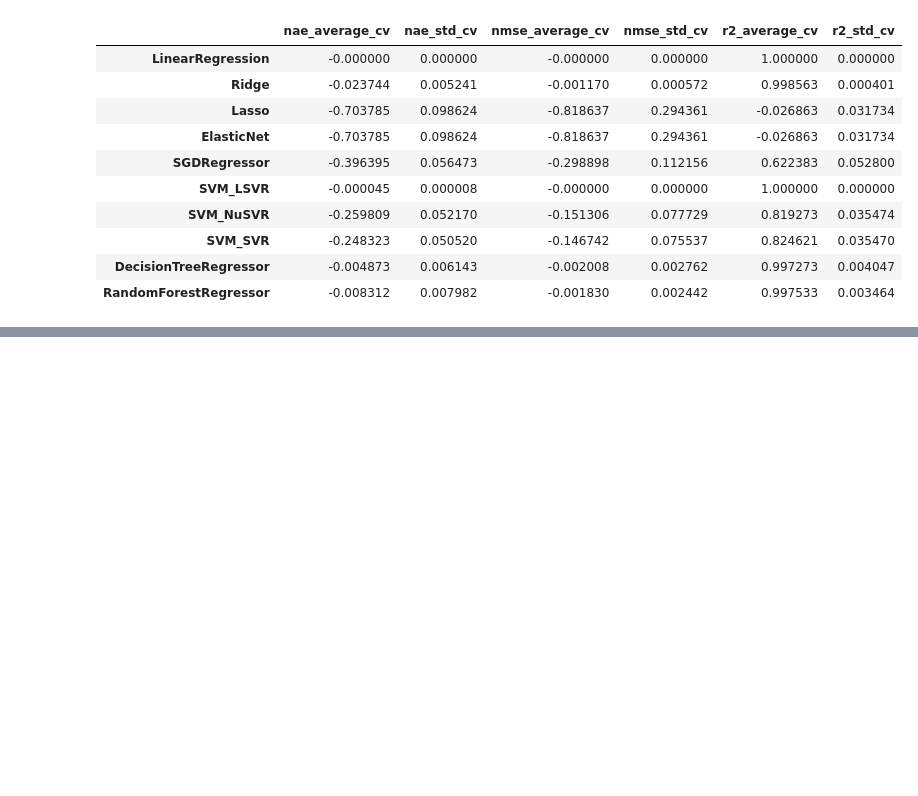
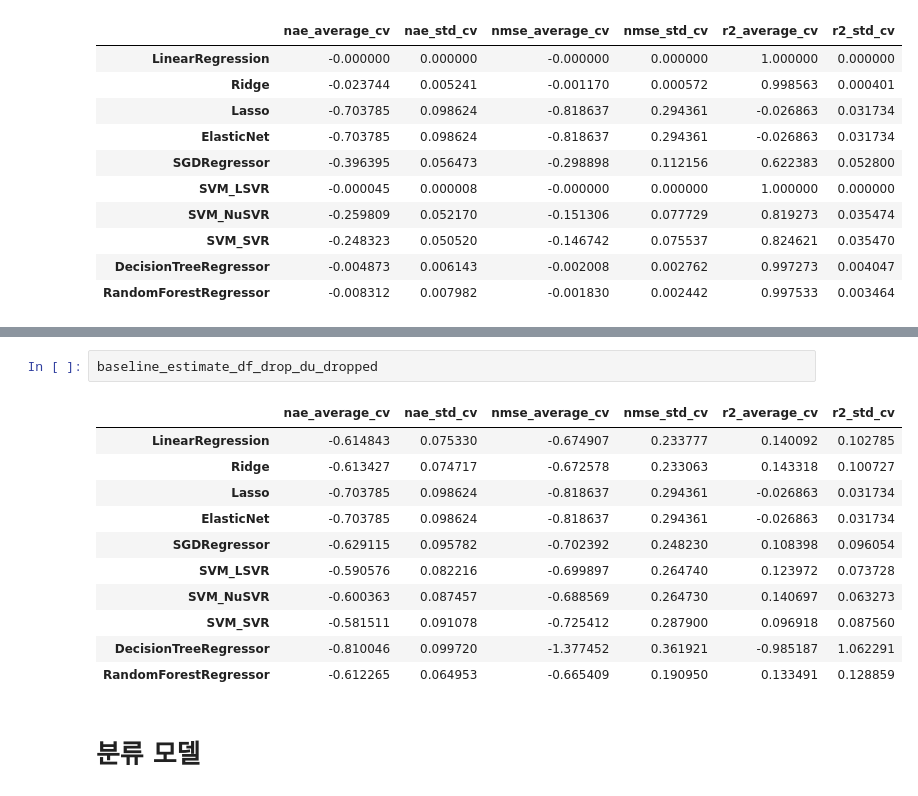
Before and after one commit to JeongChanwoo/2018_competition, a Jupyter notebook: Student Alcohol Consumption/training_model.ipynb, the cells around one changed output, grey strips where cells are left out. Cells and saved outputs as stored; diff of their text form; blank space fills up the shorter version.

```diff
--- a/Student Alcohol Consumption/training_model.ipynb
+++ b/Student Alcohol Consumption/training_model.ipynb
@@ -240,0 +275,16 @@ dtype: float64
+# %%
+baseline_estimate_df_drop_du_dropped
+# %% [output]
+|  | nae_average_cv | nae_std_cv | nmse_average_cv | nmse_std_cv | r2_average_cv | r2_std_cv |
+| LinearRegression | -0.614843 | 0.075330 | -0.674907 | 0.233777 | 0.140092 | 0.102785 |
+| Ridge | -0.613427 | 0.074717 | -0.672578 | 0.233063 | 0.143318 | 0.100727 |
+| Lasso | -0.703785 | 0.098624 | -0.818637 | 0.294361 | -0.026863 | 0.031734 |
+| ElasticNet | -0.703785 | 0.098624 | -0.818637 | 0.294361 | -0.026863 | 0.031734 |
+| SGDRegressor | -0.629115 | 0.095782 | -0.702392 | 0.248230 | 0.108398 | 0.096054 |
+| SVM_LSVR | -0.590576 | 0.082216 | -0.699897 | 0.264740 | 0.123972 | 0.073728 |
+| SVM_NuSVR | -0.600363 | 0.087457 | -0.688569 | 0.264730 | 0.140697 | 0.063273 |
+| SVM_SVR | -0.581511 | 0.091078 | -0.725412 | 0.287900 | 0.096918 | 0.087560 |
+| DecisionTreeRegressor | -0.810046 | 0.099720 | -1.377452 | 0.361921 | -0.985187 | 1.062291 |
+| RandomForestRegressor | -0.612265 | 0.064953 | -0.665409 | 0.190950 | 0.133491 | 0.128859 |
+# %% [markdown]
+# 분류 모델
```
Also changed, not shown: parts of 38 cells of this notebook.
